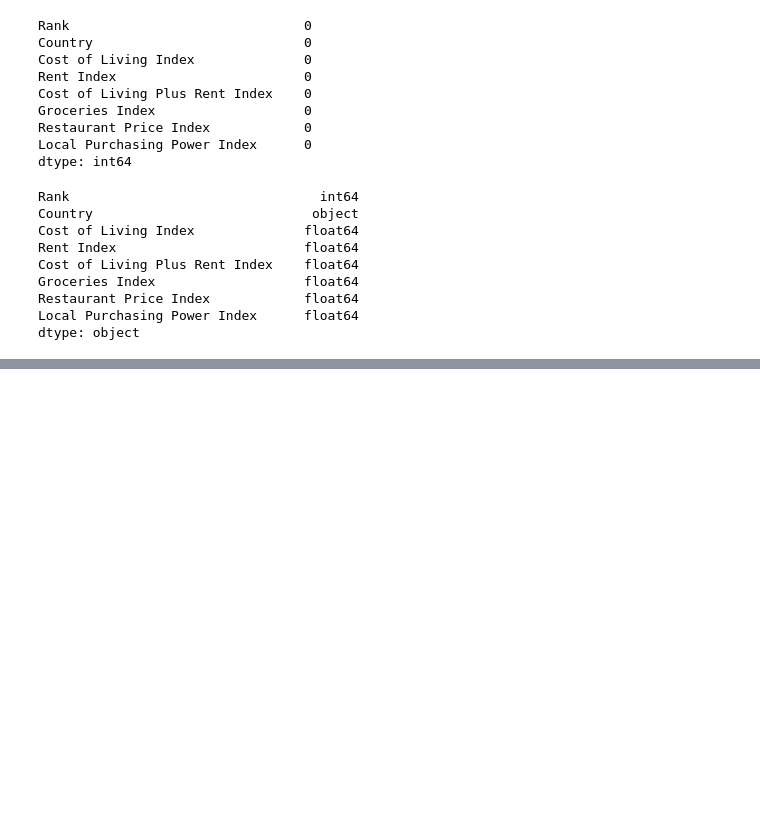
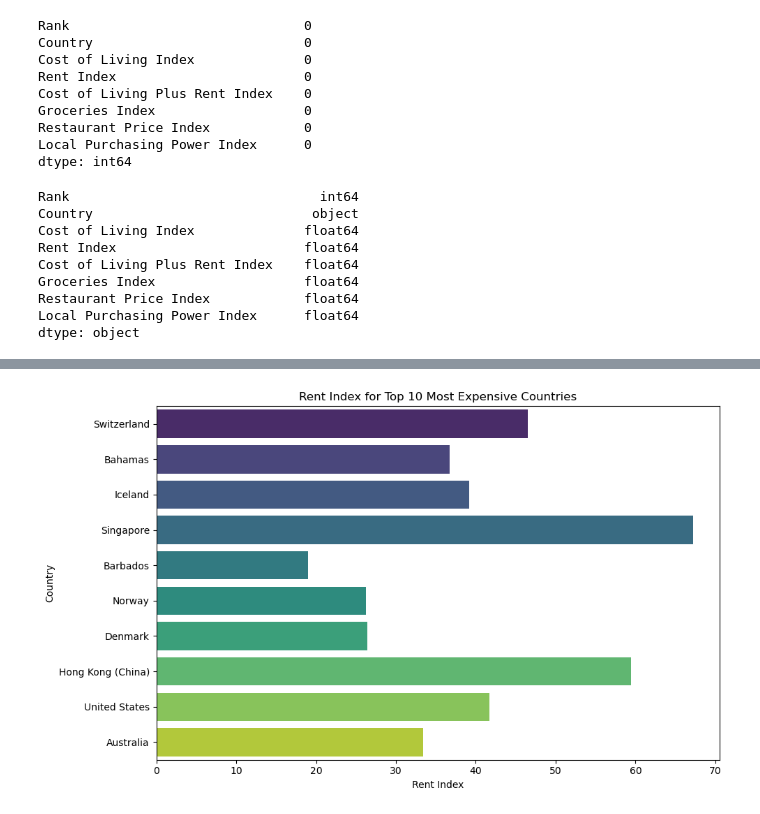
Before and after one commit to federicoariton/Project-2-Exploratory-data-analysis, a Jupyter notebook: Cost of Living Index by Country.ipynb, the cells around one changed output, grey strips where cells are left out. Cells and saved outputs as stored; diff of their text form; code cells hidden in the pictures; blank space fills up the shorter version.

```diff
--- a/Cost of Living Index by Country.ipynb
+++ b/Cost of Living Index by Country.ipynb
@@ -83,0 +116,16 @@ dtype: object
+# %%
+# Extracting the relevant columns
+relevant_columns = ['Country', 'Rent Index']
+top_10_expensive = df.nlargest(10, 'Cost of Living Index')[relevant_columns]
+
+# Plotting the Rent Index
+plt.figure(figsize=(10, 6))
+sns.barplot(x='Rent Index', y='Country', data=top_10_expensive, palette='viridis')
+plt.title('Rent Index for Top 10 Most Expensive Countries')
+plt.xlabel('Rent Index')
+plt.ylabel('Country')
+
+plt.tight_layout()
+plt.show()
+# %% [output]
+[figure, added]
```
Also changed, not shown: parts of 4 cells of this notebook.
